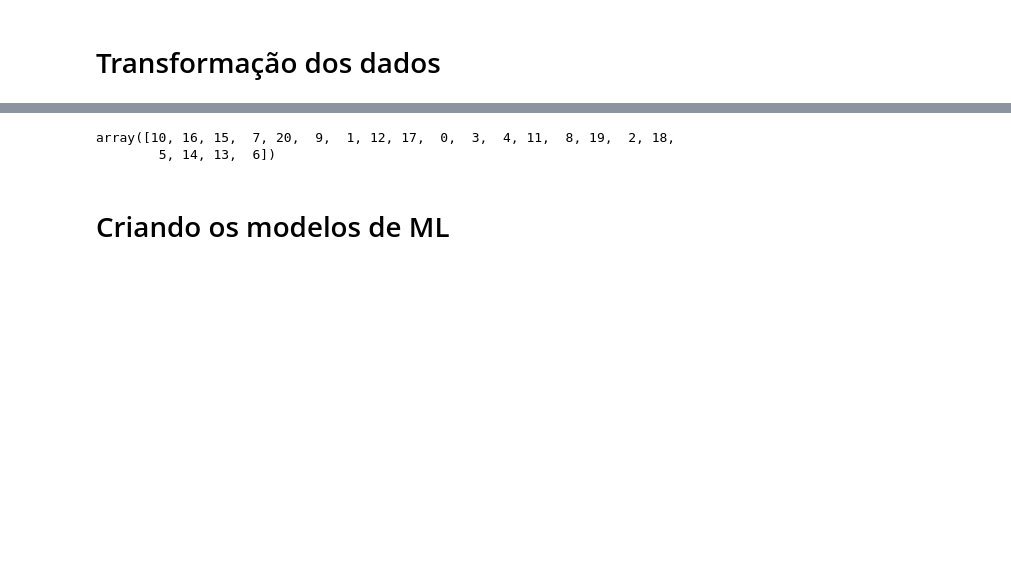
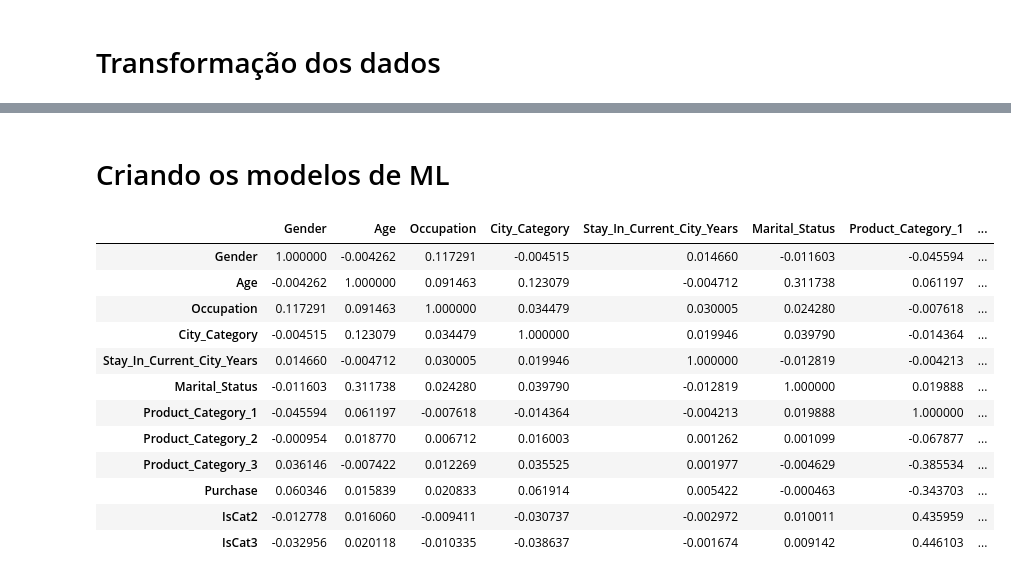
Before and after one commit to BrenoLD94/DataScience-Projects, a Jupyter notebook: <BlackFriday/<Code/Black Friday Code.ipynb, the cells around one changed output, grey strips where cells are left out. Cells and saved outputs as stored; diff of their text form; code cells hidden in the pictures; blank space fills up the shorter version.

```diff
--- a/<BlackFriday/<Code/Black Friday Code.ipynb
+++ b/<BlackFriday/<Code/Black Friday Code.ipynb
@@ -251,8 +298,3 @@ df
-# %%
-df.Occupation.unique()
-# %% [output]
-array([10, 16, 15,  7, 20,  9,  1, 12, 17,  0,  3,  4, 11,  8, 19,  2, 18,
-        5, 14, 13,  6])
 # %%
 def sex_to_numeric(x):
     if(x == 'F'):
@@ -316,3 +354,20 @@ df.Occupation = df.Occupation.apply(occu_to_numeric)
 df.Stay_In_Current_City_Years = df.Stay_In_Current_City_Years.apply(cityYears_to_numeric)
 # %% [markdown]
 # Criando os modelos de ML
+# %%
+corr = df.corr()
+corr
+# %% [output]
+|  | Gender | Age | Occupation | City_Category | Stay_In_Current_City_Years | Marital_Status | Product_Category_1 | ... |
+| Gender | 1.000000 | -0.004262 | 0.117291 | -0.004515 | 0.014660 | -0.011603 | -0.045594 | ... |
+| Age | -0.004262 | 1.000000 | 0.091463 | 0.123079 | -0.004712 | 0.311738 | 0.061197 | ... |
+| Occupation | 0.117291 | 0.091463 | 1.000000 | 0.034479 | 0.030005 | 0.024280 | -0.007618 | ... |
+| City_Category | -0.004515 | 0.123079 | 0.034479 | 1.000000 | 0.019946 | 0.039790 | -0.014364 | ... |
+| Stay_In_Current_City_Years | 0.014660 | -0.004712 | 0.030005 | 0.019946 | 1.000000 | -0.012819 | -0.004213 | ... |
+| Marital_Status | -0.011603 | 0.311738 | 0.024280 | 0.039790 | -0.012819 | 1.000000 | 0.019888 | ... |
+| Product_Category_1 | -0.045594 | 0.061197 | -0.007618 | -0.014364 | -0.004213 | 0.019888 | 1.000000 | ... |
+| Product_Category_2 | -0.000954 | 0.018770 | 0.006712 | 0.016003 | 0.001262 | 0.001099 | -0.067877 | ... |
+| Product_Category_3 | 0.036146 | -0.007422 | 0.012269 | 0.035525 | 0.001977 | -0.004629 | -0.385534 | ... |
+| Purchase | 0.060346 | 0.015839 | 0.020833 | 0.061914 | 0.005422 | -0.000463 | -0.343703 | ... |
+| IsCat2 | -0.012778 | 0.016060 | -0.009411 | -0.030737 | -0.002972 | 0.010011 | 0.435959 | ... |
+| IsCat3 | -0.032956 | 0.020118 | -0.010335 | -0.038637 | -0.001674 | 0.009142 | 0.446103 | ... |
```
Also changed, not shown: parts of 26 cells of this notebook.
